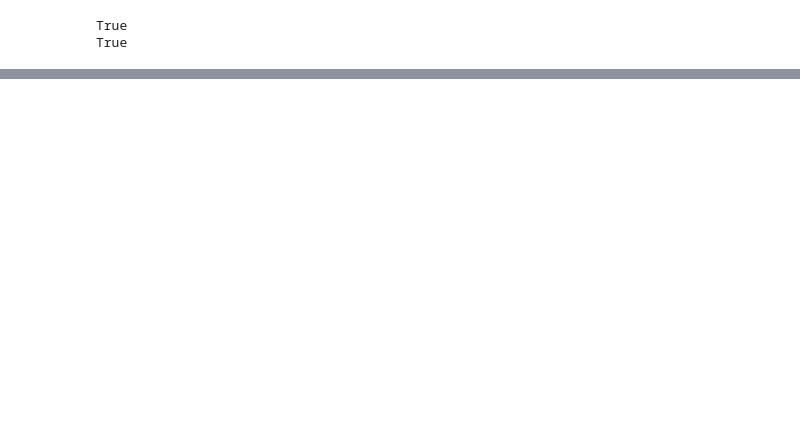
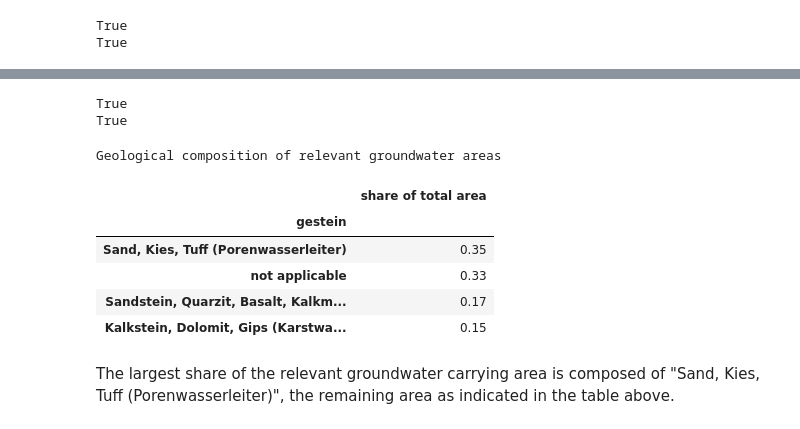
Before and after one commit to hanna-freuden/hydrogeology_germany, a Jupyter notebook: EDA.ipynb, the cells around one changed output, grey strips where cells are left out. Saved outputs shown, nothing was run; the diff lists cells and outputs as text; code cells hidden in the pictures; blank space fills up the shorter version.

```diff
--- a/EDA.ipynb
+++ b/EDA.ipynb
@@ -435,0 +476,29 @@ True
+# %%
+# perform spatial join
+water_geo_gdf = gpd.sjoin(water_gdf, geo_gdf,  how="left", predicate="intersects")
+# %%
+# reinsure that both shapefiles are in projected coordinate system (we already checked that it is the same CRS and projection in the beginning of the notebook)
+print(water_gdf.crs.is_projected)
+print(geo_gdf.crs.is_projected)
+# %% [output]
+True
+True
+# %%
+# get the geological composition of the groundwater areas
+water_geo_gdf['area'] = water_geo_gdf.geometry.area
+water_geo_area = water_geo_gdf.groupby("gestein")["area"].sum() / 1_000_000 # to square kms
+water_geo_area = round(water_geo_area / (water_geo_gdf.geometry.area.sum() / 1_000_000), 2)
+water_geo_area  = pd.DataFrame(water_geo_area).rename(columns = {'area': 'share of total area'})
+# %%
+print("Geological composition of relevant groundwater areas")
+display(water_geo_area.sort_values(ascending=False, by = ['share of total area']))
+# %% [output]
+Geological composition of relevant groundwater areas
+|  | share of total area |
+| gestein |  |
+| Sand, Kies, Tuff (Porenwasserleiter) | 0.35 |
+| not applicable | 0.33 |
+| Sandstein, Quarzit, Basalt, Kalkm... | 0.17 |
+| Kalkstein, Dolomit, Gips (Karstwa... | 0.15 |
+# %% [markdown]
+The largest share of the relevant groundwater carrying area is composed of "Sand, Kies, Tuff (Porenwasserleiter)", the remaining area as indicated in the table above.
```
Also changed, not shown: parts of 15 cells of this notebook.
